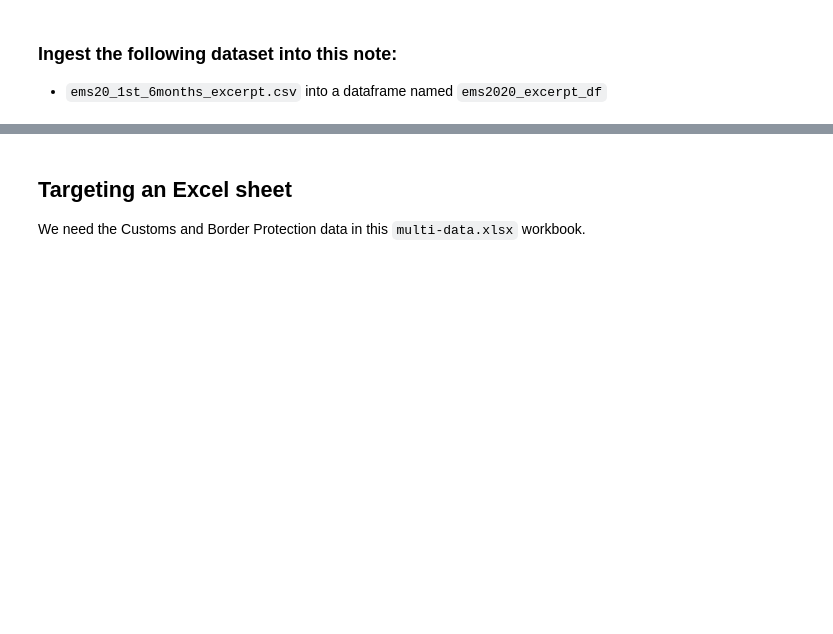
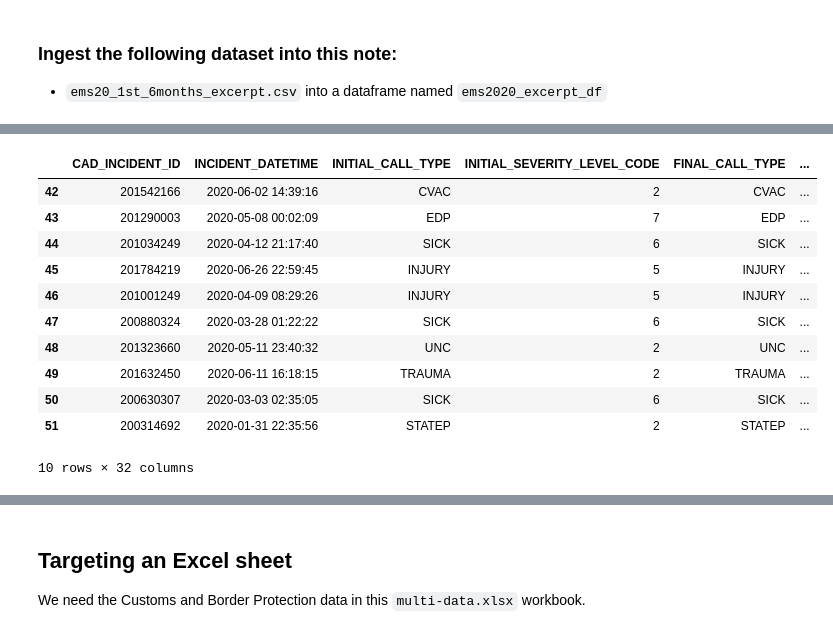
Before and after one commit to dpt82/02-28-2024_first_homework_, a Jupyter notebook: hw-for-wk06-ingest-explore-DEMO.ipynb, the cells around one changed output, grey strips where cells are left out. Drawn from its saved outputs; the diff is of its cells as text; code cells hidden in the pictures; blank space fills up the shorter version.

```diff
--- a/hw-for-wk06-ingest-explore-DEMO.ipynb
+++ b/hw-for-wk06-ingest-explore-DEMO.ipynb
@@ -118,4 +170,21 @@ import pandas as pd
 # %%
 ## how might you slice this df to show only rows 42 through 51 inclusive
+
+ems2020_excerpt_df[42:52]
+
+## This slices indexes 42 through 51. It says 52, but that is where it stops pulling indexes. ##
+# %% [output]
+|  | CAD_INCIDENT_ID | INCIDENT_DATETIME | INITIAL_CALL_TYPE | INITIAL_SEVERITY_LEVEL_CODE | FINAL_CALL_TYPE | ... |
+| 42 | 201542166 | 2020-06-02 14:39:16 | CVAC | 2 | CVAC | ... |
+| 43 | 201290003 | 2020-05-08 00:02:09 | EDP | 7 | EDP | ... |
+| 44 | 201034249 | 2020-04-12 21:17:40 | SICK | 6 | SICK | ... |
+| 45 | 201784219 | 2020-06-26 22:59:45 | INJURY | 5 | INJURY | ... |
+| 46 | 201001249 | 2020-04-09 08:29:26 | INJURY | 5 | INJURY | ... |
+| 47 | 200880324 | 2020-03-28 01:22:22 | SICK | 6 | SICK | ... |
+| 48 | 201323660 | 2020-05-11 23:40:32 | UNC | 2 | UNC | ... |
+| 49 | 201632450 | 2020-06-11 16:18:15 | TRAUMA | 2 | TRAUMA | ... |
+| 50 | 200630307 | 2020-03-03 02:35:05 | SICK | 6 | SICK | ... |
+| 51 | 200314692 | 2020-01-31 22:35:56 | STATEP | 2 | STATEP | ... |
+10 rows × 32 columns
 # %%
 ## store rows 42 through 51 inclusive into a df called df_excerpt
```
Also changed, not shown: parts of 10 cells of this notebook.
